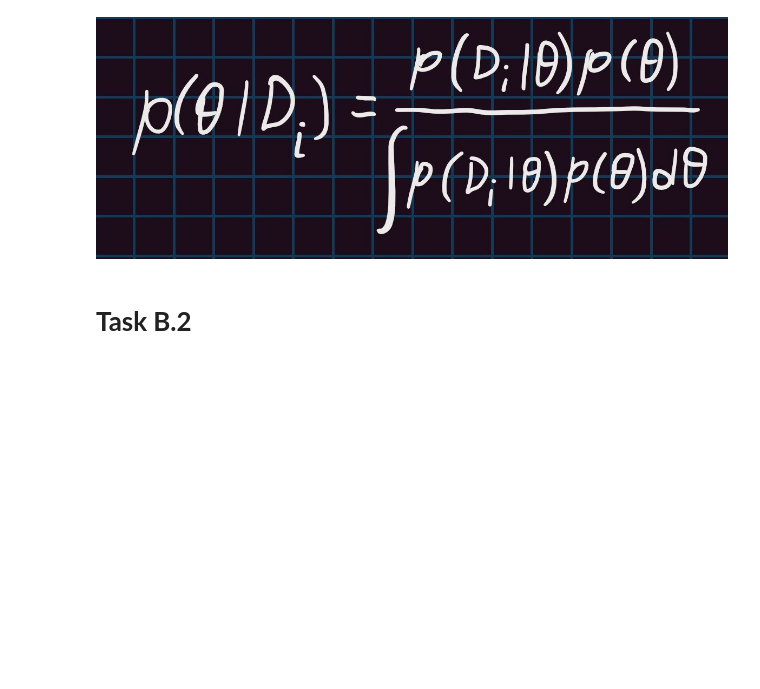
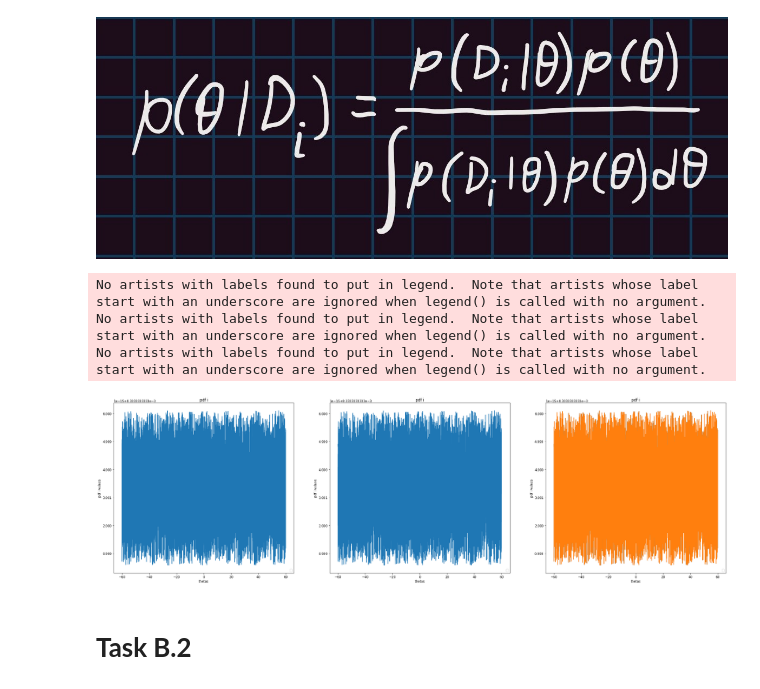
Before and after one commit to giahou2000/Gaming-statistics, a Jupyter notebook: gaming_company.ipynb, the cells around one changed output. Drawn from its saved outputs; the diff is of its cells as text; code cells hidden in the pictures; blank space fills up the shorter version.

```diff
--- a/gaming_company.ipynb
+++ b/gaming_company.ipynb
@@ -87,10 +87,10 @@ Prior probability density function for θ
 # p(θ) has been computed at the beginning of task B
 
 # Multiplication computation for both the denominator and the numerator
-p_D1_theta = np.ones(p_theta.size)
-p_D2_theta = np.ones(p_theta.size)
-numerator1 = np.multiply(p_D1_theta, p_theta)
-numerator2 = np.multiply(p_D2_theta, p_theta)
+p1 = np.ones(p_theta.size)
+p2 = np.ones(p_theta.size)
+numerator1 = np.multiply(p1, p_theta)
+numerator2 = np.multiply(p2, p_theta)
 
 # Integral computation (Approximation using sum)
 denominator1 = 0
@@ -102,35 +102,41 @@ for i in range(numerator2.size):
 
 # p(θ|D_i) computation
 p_theta_D1 = numerator1/denominator1
 p_theta_D2 = numerator2/denominator2
 
 # Plot the computed pdfs
 # first one
 fig = plt.figure(figsize=(35, 10))
 ax = fig.add_subplot(1, 3, 1)
 plt.title("pdf i")
 plt.xlabel("thetas")
 plt.ylabel("pdf i values")
-#plotting
+plt.plot(theta, p_theta_D1)
 plt.legend(loc = "lower right")
 
 # second one
 ax = fig.add_subplot(1, 3, 2)
 plt.title("pdf i")
 plt.xlabel("thetas")
 plt.ylabel("pdf i values")
-#plotting
+plt.plot(theta, p_theta_D2)
 plt.legend(loc = "lower right")
 
 # Plot p(θ) and p(θ|D_i) to compare
 ax = fig.add_subplot(1, 3, 3)
 plt.title("pdf i")
 plt.xlabel("thetas")
 plt.ylabel("pdf i values")
-#plotting
+plt.plot(theta, p_theta_D1)
+plt.plot(theta, p_theta_D2)
 plt.legend(loc = "lower right")
 
 # Show all plots
 plt.show()
+# %% [output]
+No artists with labels found to put in legend.  Note that artists whose label start with an underscore are ignored when legend() is called with no argument.
+No artists with labels found to put in legend.  Note that artists whose label start with an underscore are ignored when legend() is called with no argument.
+No artists with labels found to put in legend.  Note that artists whose label start with an underscore are ignored when legend() is called with no argument.
+[figure, added]
 # %% [markdown]
 # **Task B.2**
```
